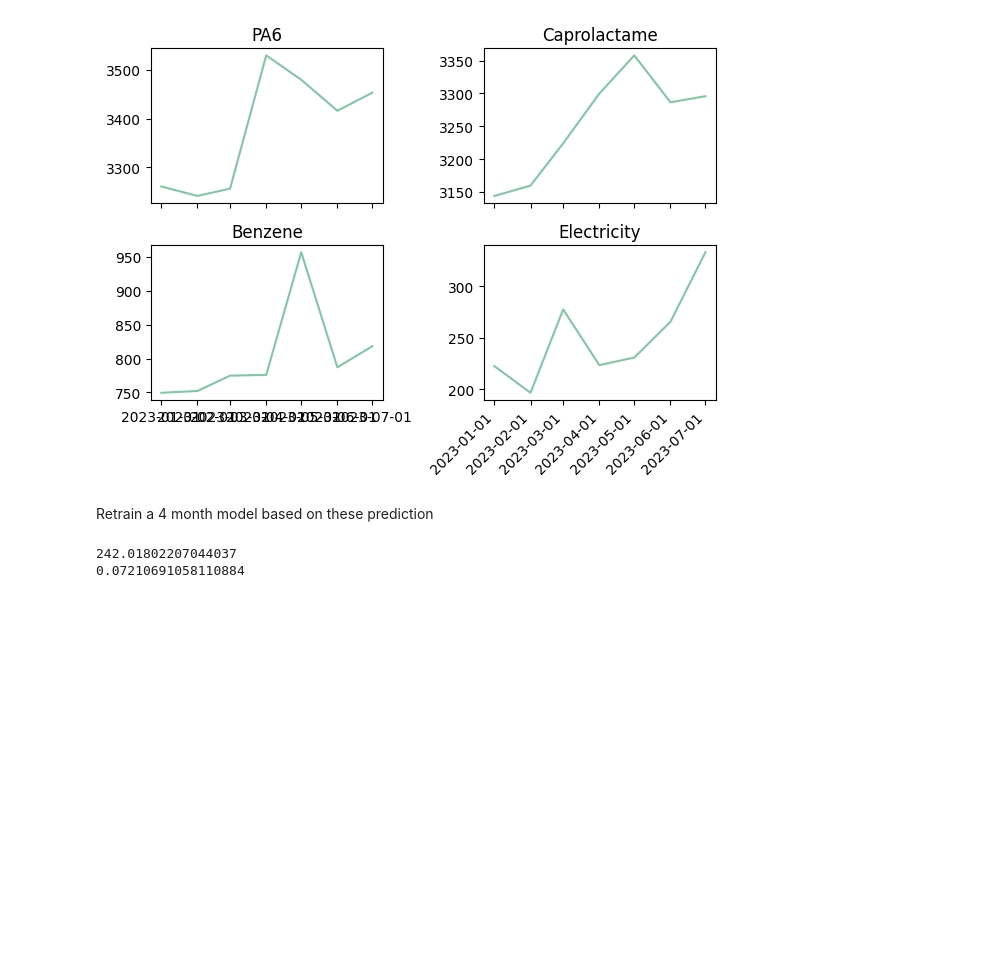
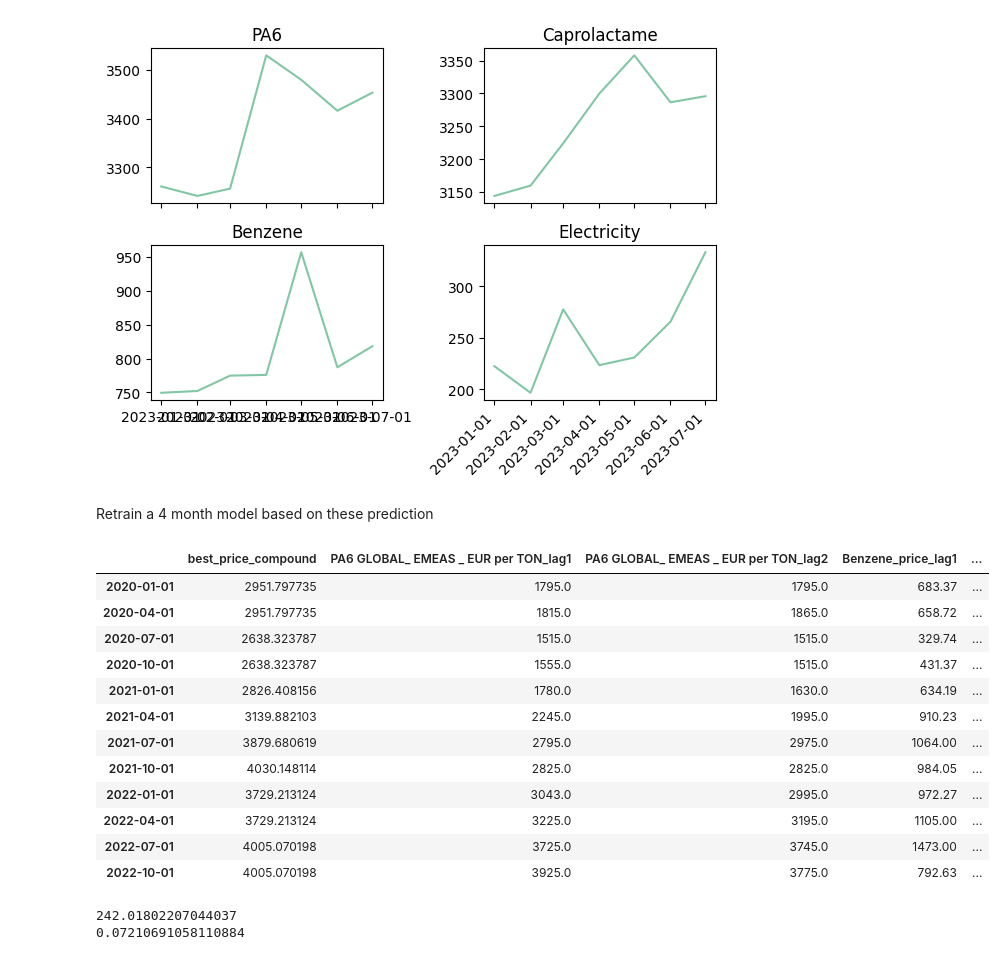
Before and after one commit to mattmrq/SE_project, a Jupyter notebook: Main_Notebook.ipynb, the cells around one changed output. Cells and saved outputs as stored; diff of their text form; code cells hidden in the pictures; blank space fills up the shorter version.

```diff
--- a/Main_Notebook.ipynb
+++ b/Main_Notebook.ipynb
@@ -460,3 +476,19 @@ submission_data = lt_model_data.query("index >= '2023-01-01'")
+# %%
+lt_test_data
+# %% [output]
+|  | best_price_compound | PA6 GLOBAL_ EMEAS _ EUR per TON_lag1 | PA6 GLOBAL_ EMEAS _ EUR per TON_lag2 | Benzene_price_lag1 | ... |
+| 2020-01-01 | 2951.797735 | 1795.0 | 1795.0 | 683.37 | ... |
+| 2020-04-01 | 2951.797735 | 1815.0 | 1865.0 | 658.72 | ... |
+| 2020-07-01 | 2638.323787 | 1515.0 | 1515.0 | 329.74 | ... |
+| 2020-10-01 | 2638.323787 | 1555.0 | 1515.0 | 431.37 | ... |
+| 2021-01-01 | 2826.408156 | 1780.0 | 1630.0 | 634.19 | ... |
+| 2021-04-01 | 3139.882103 | 2245.0 | 1995.0 | 910.23 | ... |
+| 2021-07-01 | 3879.680619 | 2795.0 | 2975.0 | 1064.00 | ... |
+| 2021-10-01 | 4030.148114 | 2825.0 | 2825.0 | 984.05 | ... |
+| 2022-01-01 | 3729.213124 | 3043.0 | 2995.0 | 972.27 | ... |
+| 2022-04-01 | 3729.213124 | 3225.0 | 3195.0 | 1105.00 | ... |
+| 2022-07-01 | 4005.070198 | 3725.0 | 3745.0 | 1473.00 | ... |
+| 2022-10-01 | 4005.070198 | 3925.0 | 3775.0 | 792.63 | ... |
 # %%
 model_lt_month_linear = linear_model.LinearRegression()
 
```
Also changed, not shown: parts of 17 cells of this notebook.
